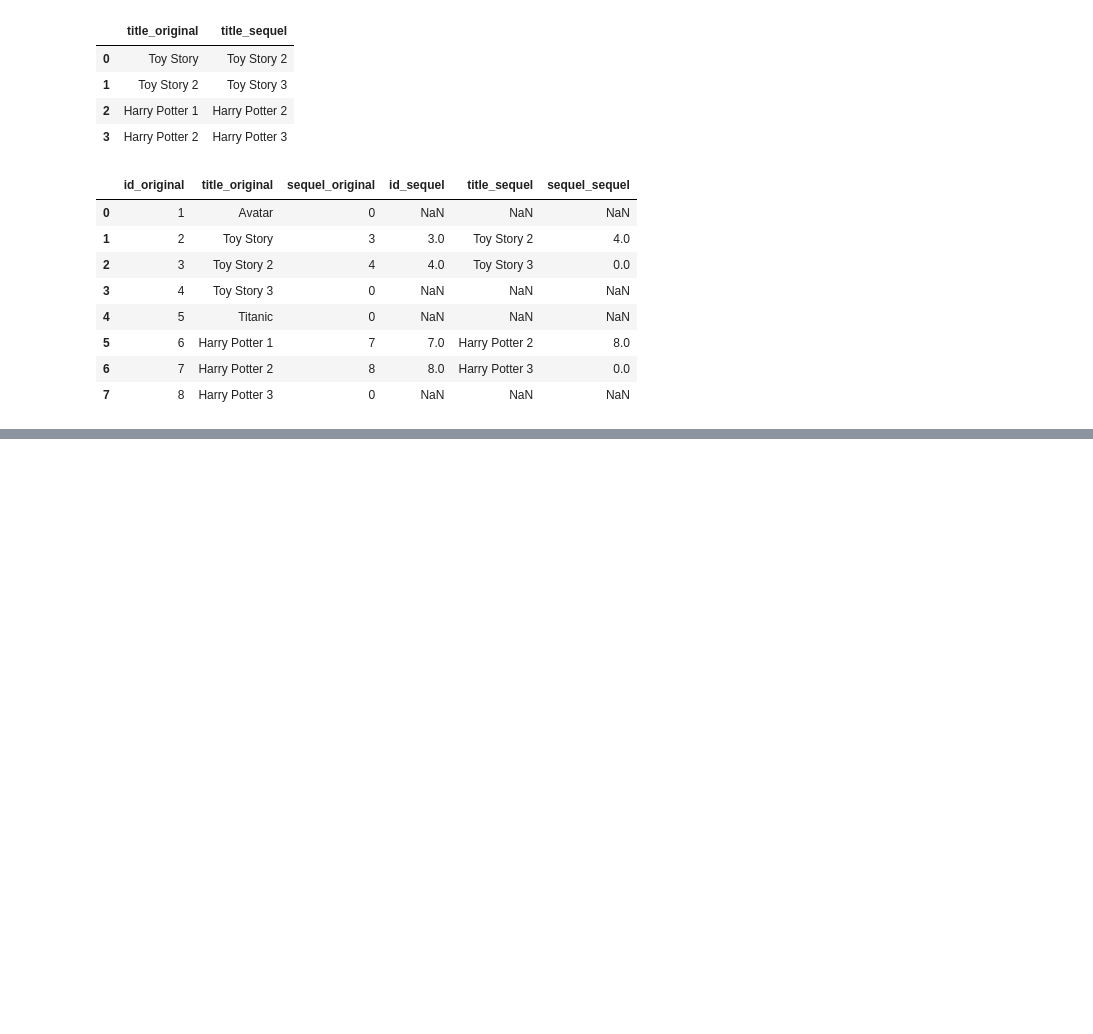
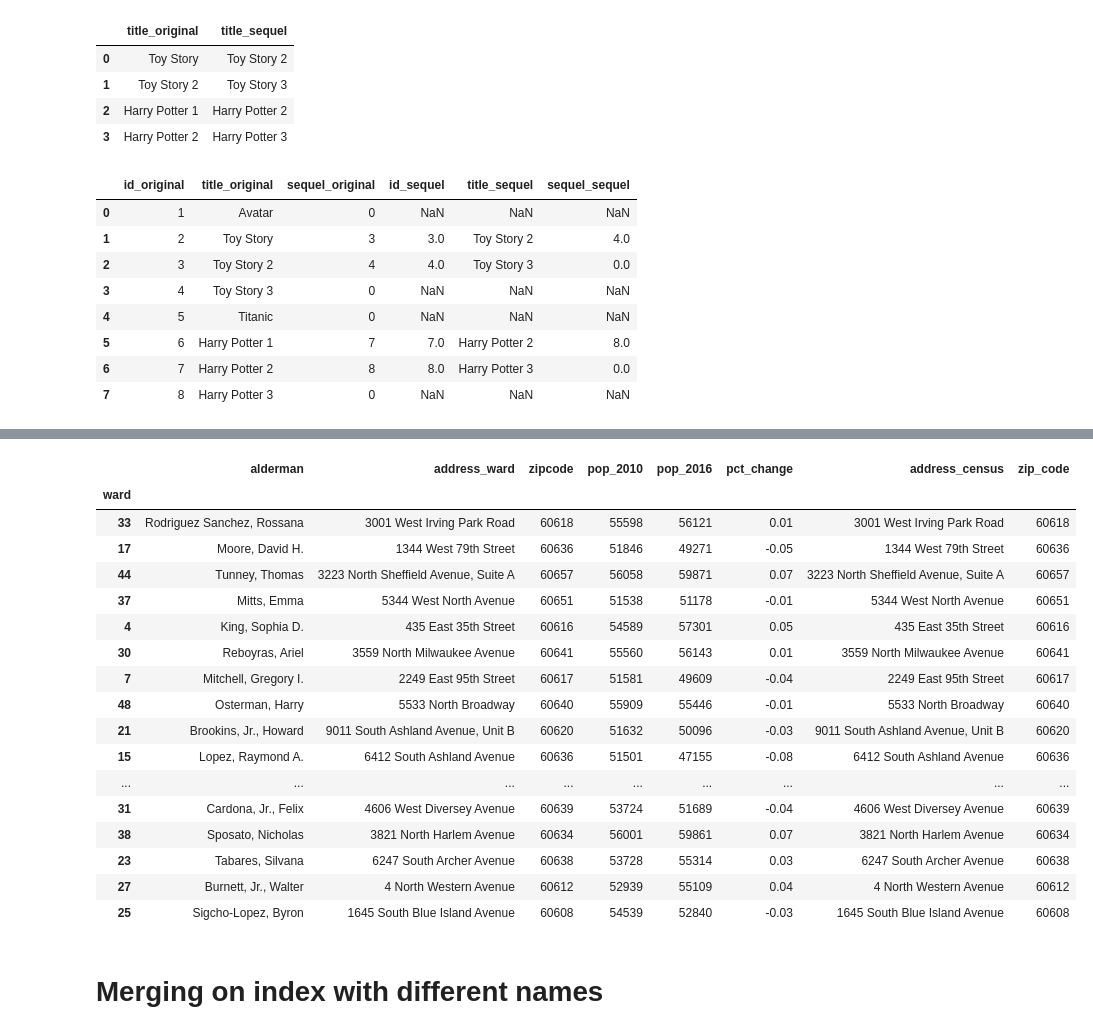
Before and after one commit to Jose-Servin/DataCamp, a Jupyter notebook: Courses/Joining_Data/Joining_Data_Pandas.ipynb, the cells around one changed output, grey strips where cells are left out. Saved outputs shown, nothing was run; the diff lists cells and outputs as text; code cells hidden in the pictures; blank space fills up the shorter version.

Commit message:
added DF merge notes

```diff
--- a/Courses/Joining_Data/Joining_Data_Pandas.ipynb
+++ b/Courses/Joining_Data/Joining_Data_Pandas.ipynb
@@ -670,0 +691,3 @@ movie_sequels
+# %%
+temp_wards = wards.set_index('ward')
+temp_wards.head()
@@ -670,0 +702,3 @@ movie_sequels
+# %%
+temp_census = census.set_index('ward')
+temp_census.head()
@@ -670,0 +713,25 @@ movie_sequels
+# %%
+temp_ward_and_census = temp_wards.merge(temp_census, on='ward', suffixes=('_ward','_census'))
+# %%
+temp_ward_and_census
+# %% [output]
+|  | alderman | address_ward | zipcode | pop_2010 | pop_2016 | pct_change | address_census | zip_code |
+| ward |  |  |  |  |  |  |  |  |
+| 33 | Rodriguez Sanchez, Rossana | 3001 West Irving Park Road | 60618 | 55598 | 56121 | 0.01 | 3001 West Irving Park Road | 60618 |
+| 17 | Moore, David H. | 1344 West 79th Street | 60636 | 51846 | 49271 | -0.05 | 1344 West 79th Street | 60636 |
+| 44 | Tunney, Thomas | 3223 North Sheffield Avenue, Suite A | 60657 | 56058 | 59871 | 0.07 | 3223 North Sheffield Avenue, Suite A | 60657 |
+| 37 | Mitts, Emma | 5344 West North Avenue | 60651 | 51538 | 51178 | -0.01 | 5344 West North Avenue | 60651 |
+| 4 | King, Sophia D. | 435 East 35th Street | 60616 | 54589 | 57301 | 0.05 | 435 East 35th Street | 60616 |
+| 30 | Reboyras, Ariel | 3559 North Milwaukee Avenue | 60641 | 55560 | 56143 | 0.01 | 3559 North Milwaukee Avenue | 60641 |
+| 7 | Mitchell, Gregory I. | 2249 East 95th Street | 60617 | 51581 | 49609 | -0.04 | 2249 East 95th Street | 60617 |
+| 48 | Osterman, Harry | 5533 North Broadway | 60640 | 55909 | 55446 | -0.01 | 5533 North Broadway | 60640 |
+| 21 | Brookins, Jr., Howard | 9011 South Ashland Avenue, Unit B | 60620 | 51632 | 50096 | -0.03 | 9011 South Ashland Avenue, Unit B | 60620 |
+| 15 | Lopez, Raymond A. | 6412 South Ashland Avenue | 60636 | 51501 | 47155 | -0.08 | 6412 South Ashland Avenue | 60636 |
+| ... | ... | ... | ... | ... | ... | ... | ... | ... |
+| 31 | Cardona, Jr., Felix | 4606 West Diversey Avenue | 60639 | 53724 | 51689 | -0.04 | 4606 West Diversey Avenue | 60639 |
+| 38 | Sposato, Nicholas | 3821 North Harlem Avenue | 60634 | 56001 | 59861 | 0.07 | 3821 North Harlem Avenue | 60634 |
+| 23 | Tabares, Silvana | 6247 South Archer Avenue | 60638 | 53728 | 55314 | 0.03 | 6247 South Archer Avenue | 60638 |
+| 27 | Burnett, Jr., Walter | 4 North Western Avenue | 60612 | 52939 | 55109 | 0.04 | 4 North Western Avenue | 60612 |
+| 25 | Sigcho-Lopez, Byron | 1645 South Blue Island Avenue | 60608 | 54539 | 52840 | -0.03 | 1645 South Blue Island Avenue | 60608 |
+# %% [markdown]
+# Merging on index with different names
```
Also changed, not shown: parts of 11 cells of this notebook.
